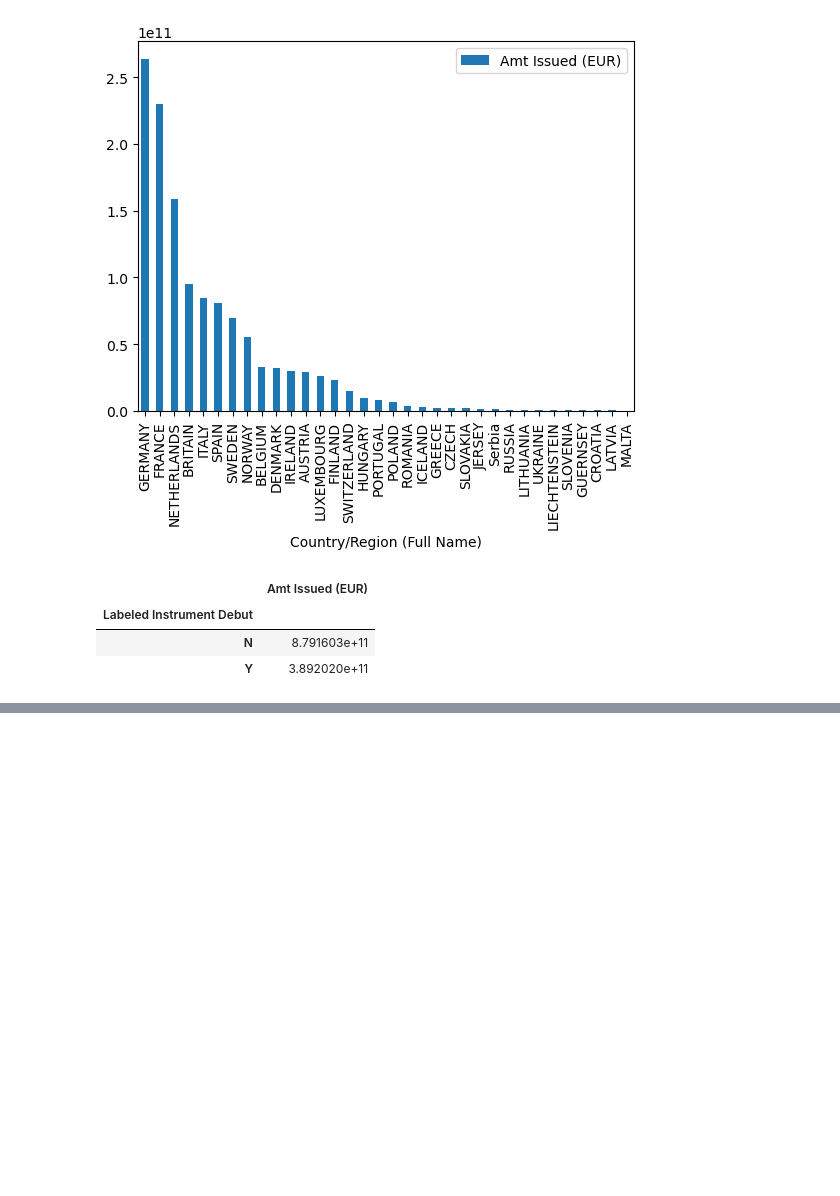
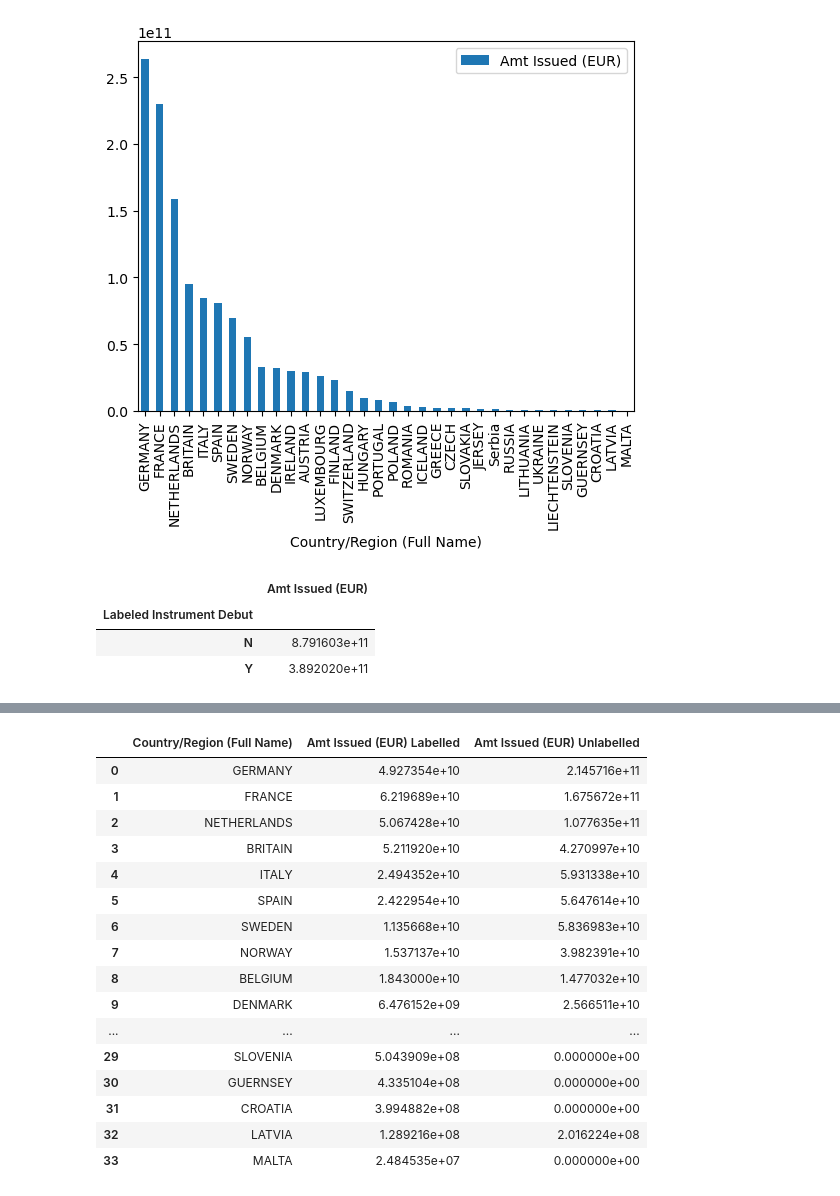
Before and after one commit to pavobravo11/Data501_Project, a Jupyter notebook: Bonds/bonds.ipynb, the cells around one changed output, grey strips where cells are left out. Drawn from its saved outputs; the diff is of its cells as text; code cells hidden in the pictures; blank space fills up the shorter version.

```diff
--- a/Bonds/bonds.ipynb
+++ b/Bonds/bonds.ipynb
@@ -84,2 +91,22 @@ country_bonds.sort_values(by='Amt Issued (EUR) Yes', key=country_bonds['Amt Issu
 country_bonds.reset_index(drop=True, inplace=True)
+# %%
+country_bonds
+# %% [output]
+|  | Country/Region (Full Name) | Amt Issued (EUR) Labelled | Amt Issued (EUR) Unlabelled |
+| 0 | GERMANY | 4.927354e+10 | 2.145716e+11 |
+| 1 | FRANCE | 6.219689e+10 | 1.675672e+11 |
+| 2 | NETHERLANDS | 5.067428e+10 | 1.077635e+11 |
+| 3 | BRITAIN | 5.211920e+10 | 4.270997e+10 |
+| 4 | ITALY | 2.494352e+10 | 5.931338e+10 |
+| 5 | SPAIN | 2.422954e+10 | 5.647614e+10 |
+| 6 | SWEDEN | 1.135668e+10 | 5.836983e+10 |
+| 7 | NORWAY | 1.537137e+10 | 3.982391e+10 |
+| 8 | BELGIUM | 1.843000e+10 | 1.477032e+10 |
+| 9 | DENMARK | 6.476152e+09 | 2.566511e+10 |
+| ... | ... | ... | ... |
+| 29 | SLOVENIA | 5.043909e+08 | 0.000000e+00 |
+| 30 | GUERNSEY | 4.335104e+08 | 0.000000e+00 |
+| 31 | CROATIA | 3.994882e+08 | 0.000000e+00 |
+| 32 | LATVIA | 1.289216e+08 | 2.016224e+08 |
+| 33 | MALTA | 2.484535e+07 | 0.000000e+00 |
 # %%
```
Also changed, not shown: parts of 3 cells of this notebook.
